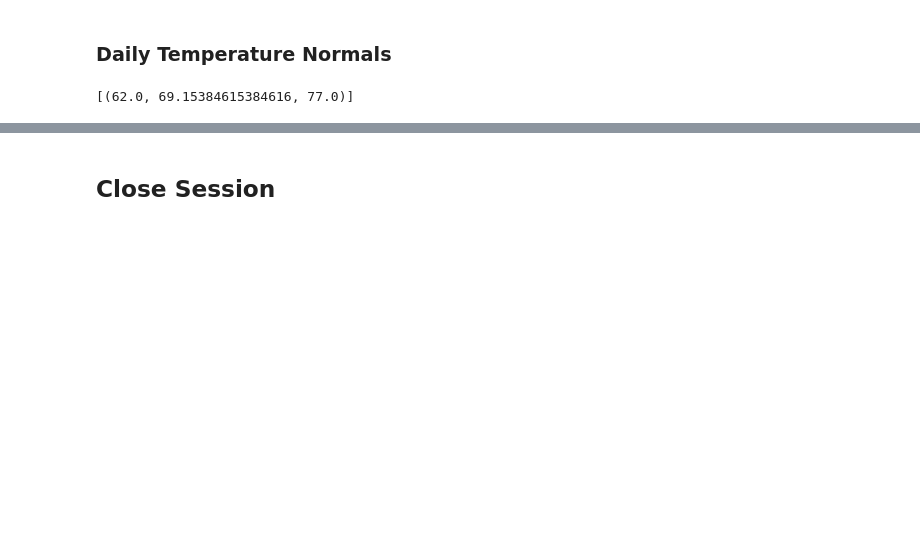
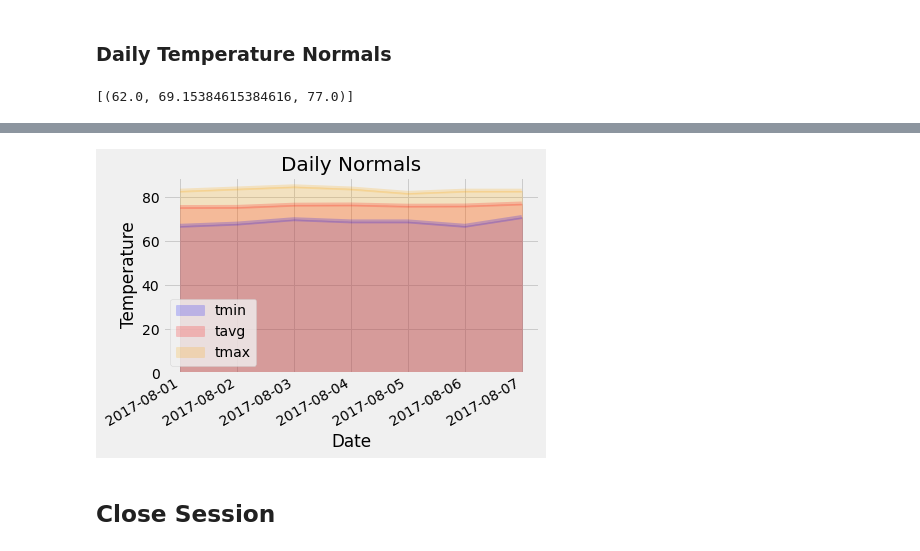
Before and after one commit to DCornea5/sqlalchemy-challenge, a Jupyter notebook: temp_analysis_bonus_2_starter.ipynb, the cells around one changed output, grey strips where cells are left out. Saved outputs shown, nothing was run; the diff lists cells and outputs as text; code cells hidden in the pictures; blank space fills up the shorter version.

```diff
--- a/temp_analysis_bonus_2_starter.ipynb
+++ b/temp_analysis_bonus_2_starter.ipynb
@@ -101,3 +103,8 @@ plt.savefig("Output/Trip_Avg_Temp.png", bbox_inches = 'tight')
 # Calculate the total amount of rainfall per weather station for your trip dates using the previous year's
 # matching dates.
 # Sort this in descending order by precipitation amount and list the station, name, latitude, longitude, and elevation
+trip_start_date = dt.date(2017,8,1)
+trip_end_date = dt.date(2017,8,7)
+one_yr = dt.timedelta(days=365)
+last_yr_start = trip_start_date - one_yr
+last_yr_end = trip_end_date - one_yr
@@ -134,12 +180,21 @@ start_date = '2017-08-01'
 end_date = '2017-08-07'
 
 # Use the start and end date to create a range of dates
-
+trip_dates = pd.date_range(trip_start_date, trip_end_date)
 
 # Strip off the year and save a list of strings in the format %m-%d
-
+trip_dates_m_d = trip_dates.strftime("%m-%d")
 
 # Use the `daily_normals` function to calculate the normals for each date string
 # and append the results to a list called `normals`.
+normals =[]
+for md in trip_dates_m_d:
+    normals.append(*daily_normals(md))
 # %%
 # Load the previous query results into a Pandas DataFrame and add the `trip_dates` range as the `date` index
+
+normals_df = pd.DataFrame(normals, columns = ["tmin", "tavg", "tmax"])
+normals_df["Date"] = trip_dates
+normals_df = normals_df.set_index("Date")
+
+normals_df
@@ -148,2 +211,14 @@ end_date = '2017-08-07'
+# %%
+# Plot the daily normals as an area plot with `stacked=False`
+
+normals_df.plot(kind="area", stacked=False, x_compat=True, color=["blue", "red", "orange"], alpha=.2)
+
+plt.title("Daily Normals", size=20, y=1)
+
+plt.ylabel("Temperature")
+
+plt.savefig("Output/Daily_normals.png", bbox_inches = 'tight')
+# %% [output]
+[figure, added]
 # %% [markdown]
 ## Close Session
```
Also changed, not shown: parts of 8 cells of this notebook, 2 other files.
